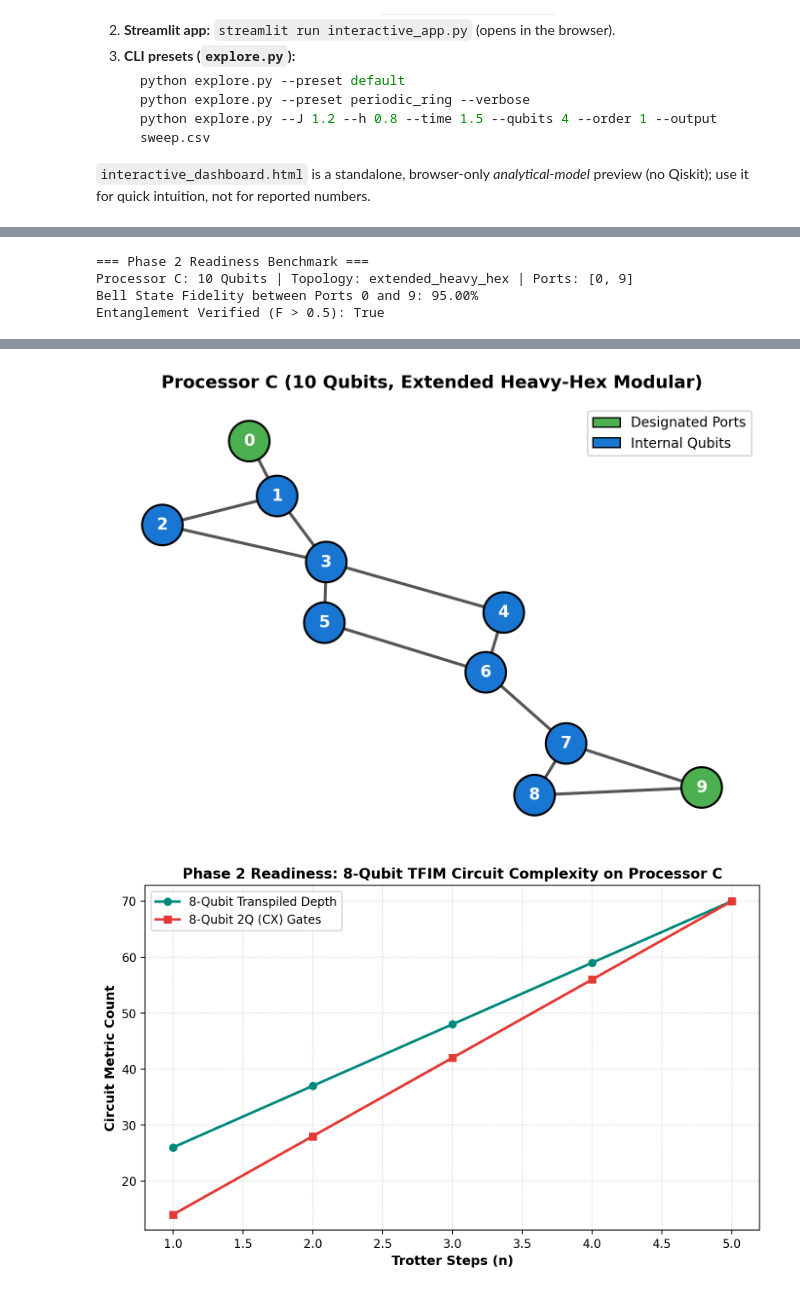
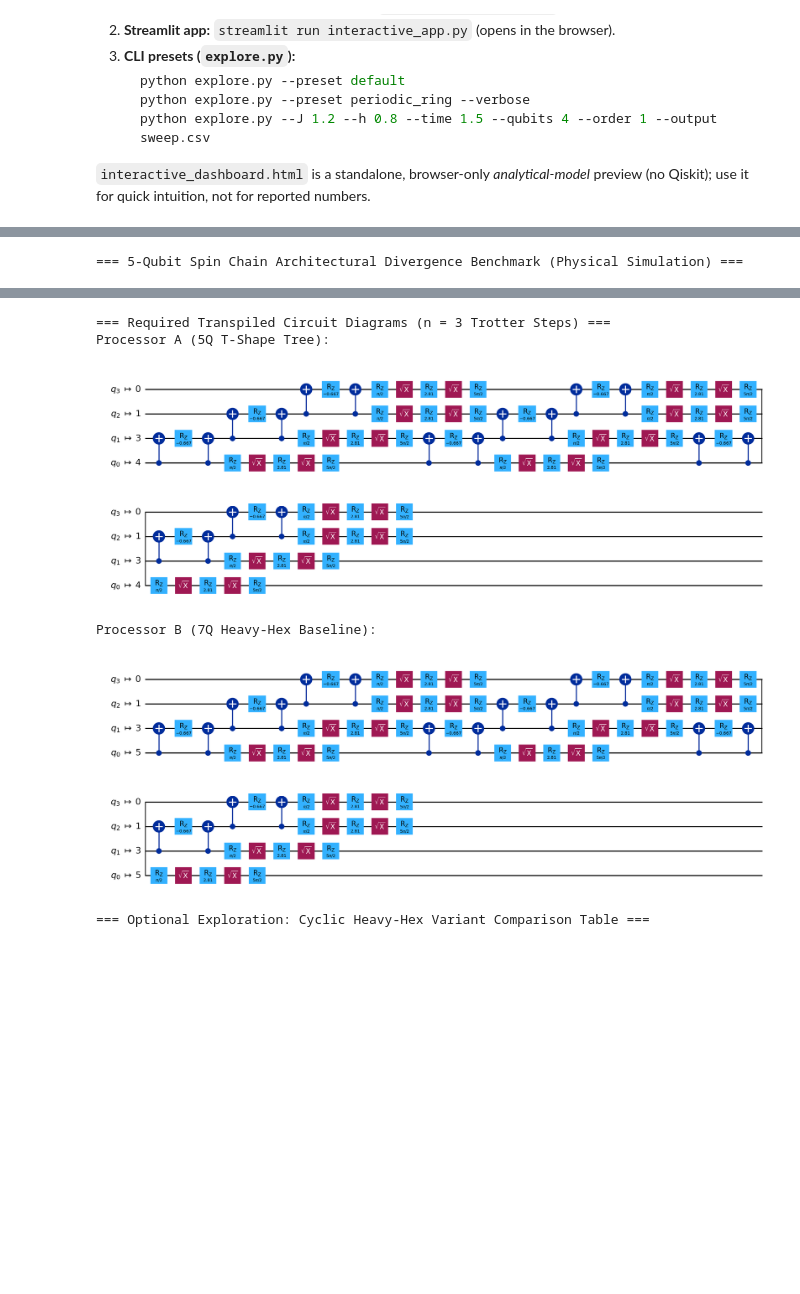
Before and after one commit to Drb-07/qff-s3, a Jupyter notebook: main.ipynb, the cells around one changed output, grey strips where cells are left out. Cells and saved outputs as stored; diff of their text form; code cells hidden in the pictures; blank space fills up the shorter version.

```diff
--- a/main.ipynb
+++ b/main.ipynb
@@ -696,18 +677,25 @@ We establish readiness for Phase 2 Hackathon scaling:
 # %%
-# Load and display Phase 2 readiness results
-import json
-with open('results/tables/phase2_readiness.json', 'r') as f:
-    p2 = json.load(f)
+# Load and display 5-Qubit Chain Physical Simulation Benchmark and Transpiled Circuits
+import pandas as pd
+from IPython.display import Image, display
 
-print('=== Phase 2 Readiness Benchmark ===')
-print(f'Processor C: {p2["processor_C"]["num_qubits"]} Qubits | Topology: {p2["processor_C"]["topology"]} | Ports: {p2["processor_C"]["ports"]}')
-print(f'Bell State Fidelity between Ports 0 and 9: {p2["bell_state_benchmark"]["bell_fidelity"]*100:.2f}%')
-print(f'Entanglement Verified (F > 0.5): {p2["bell_state_benchmark"]["entanglement_verified"]}')
+df_5q = pd.read_csv('results/tables/5qubit_chain_comparison.csv')
+print('=== 5-Qubit Spin Chain Architectural Divergence Benchmark (Physical Simulation) ===')
+display(df_5q)
 
-display(Image(filename='results/figures/processor_C_graph.png'))
-display(Image(filename='results/figures/phase2_scaling_preview.png'))
+print('\n=== Required Transpiled Circuit Diagrams (n = 3 Trotter Steps) ===')
+print('Processor A (5Q T-Shape Tree):')
+display(Image(filename='results/figures/circuit_processor_A.png'))
+
+print('Processor B (7Q Heavy-Hex Baseline):')
+display(Image(filename='results/figures/circuit_processor_B.png'))
+
+# Optional Exploration: Cyclic Heavy-Hex Variant Study (Slide 4 Sensitivity)
+try:
+    df_cyc = pd.read_csv('results/tables/cyclic_variant_comparison.csv')
+    print('\n=== Optional Exploration: Cyclic Heavy-Hex Variant Comparison Table ===')
+    display(df_cyc)
+except Exception as e:
+    print('Cyclic table note:', e)
 # %% [output]
-=== Phase 2 Readiness Benchmark ===
-Processor C: 10 Qubits | Topology: extended_heavy_hex | Ports: [0, 9]
-Bell State Fidelity between Ports 0 and 9: 95.00%
-Entanglement Verified (F > 0.5): True
+=== 5-Qubit Spin Chain Architectural Divergence Benchmark (Physical Simulation) ===
@@ -714,2 +706,6 @@ Entanglement Verified (F > 0.5): True
+=== Required Transpiled Circuit Diagrams (n = 3 Trotter Steps) ===
+Processor A (5Q T-Shape Tree):
-[figure, old version]
+[figure, new version]
+Processor B (7Q Heavy-Hex Baseline):
-[figure, old version]
+[figure, new version]
+=== Optional Exploration: Cyclic Heavy-Hex Variant Comparison Table ===
```
Also changed, not shown: parts of 17 cells of this notebook, 45 other files.
